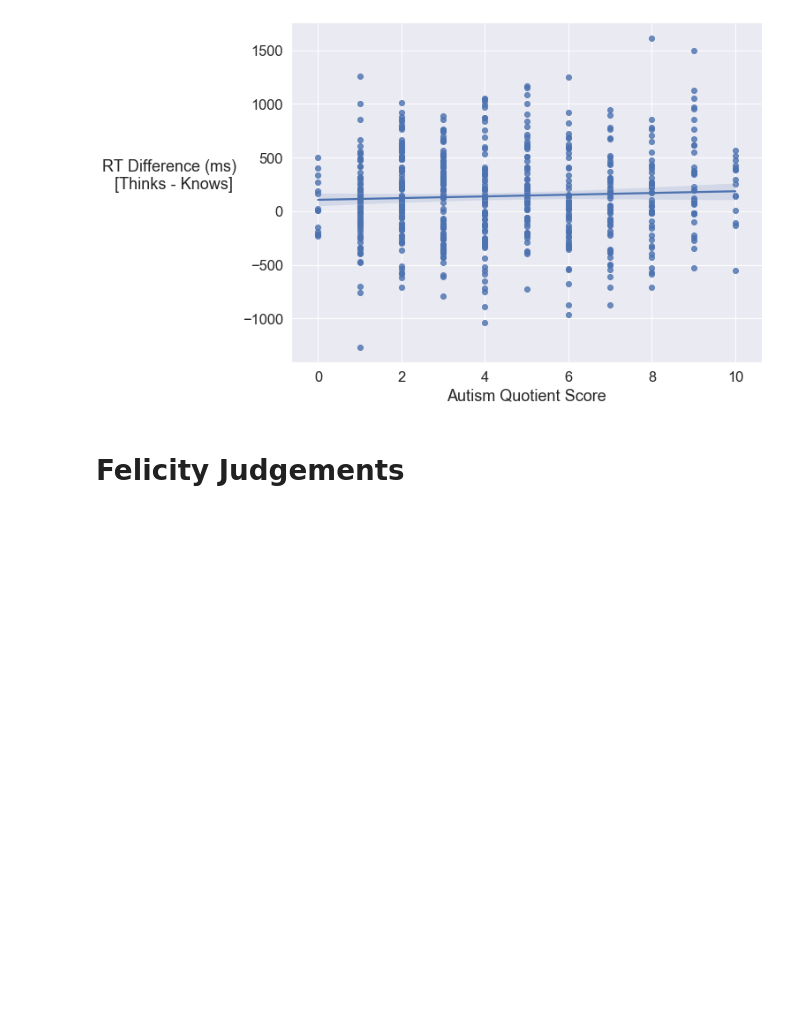
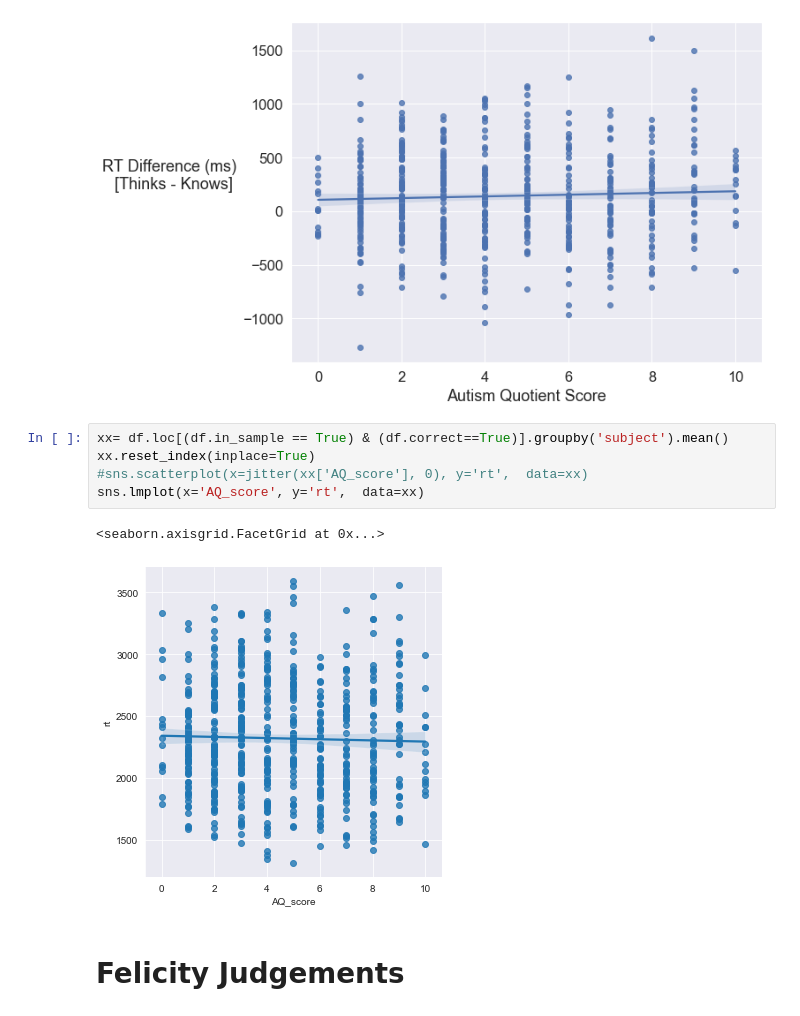
Before and after one commit to BryanGonzalez262/KnowledgeBeliefASD, a Jupyter notebook: analysis/plotting.ipynb, the cells around one changed output. Cells and saved outputs as stored; diff of their text form; blank space fills up the shorter version.

```diff
--- a/analysis/plotting.ipynb
+++ b/analysis/plotting.ipynb
@@ -152,6 +154,14 @@ g.set_axis_labels(x_var='Autism Quotient Score')
 # %% [output]
 <seaborn.axisgrid.FacetGrid at 0x...>
 [figure]
+# %%
+xx= df.loc[(df.in_sample == True) & (df.correct==True)].groupby('subject').mean()
+xx.reset_index(inplace=True)
+#sns.scatterplot(x=jitter(xx['AQ_score'], 0), y='rt',  data=xx)
+sns.lmplot(x='AQ_score', y='rt',  data=xx)
+# %% [output]
+<seaborn.axisgrid.FacetGrid at 0x...>
+[figure, added]
 # %% [markdown]
 # Felicity Judgements
 # %%
```
Also changed, not shown: parts of 51 cells of this notebook, 52 other files.
